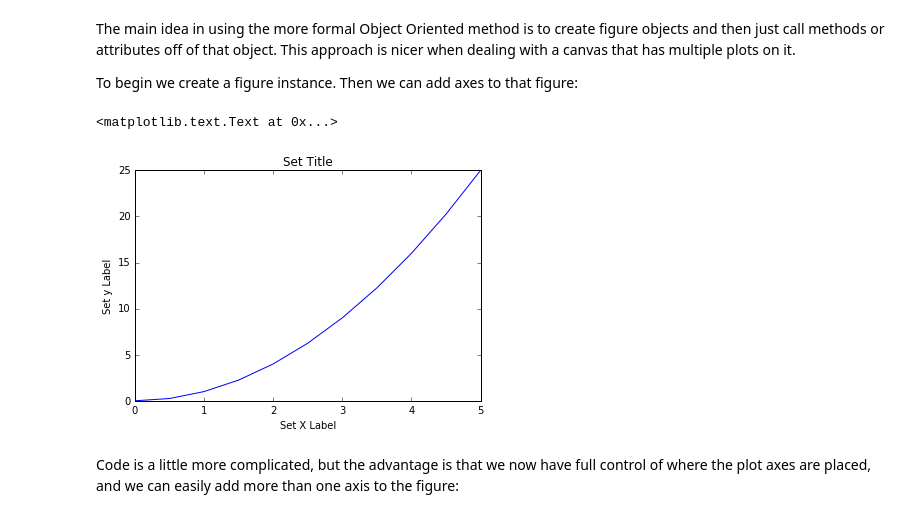
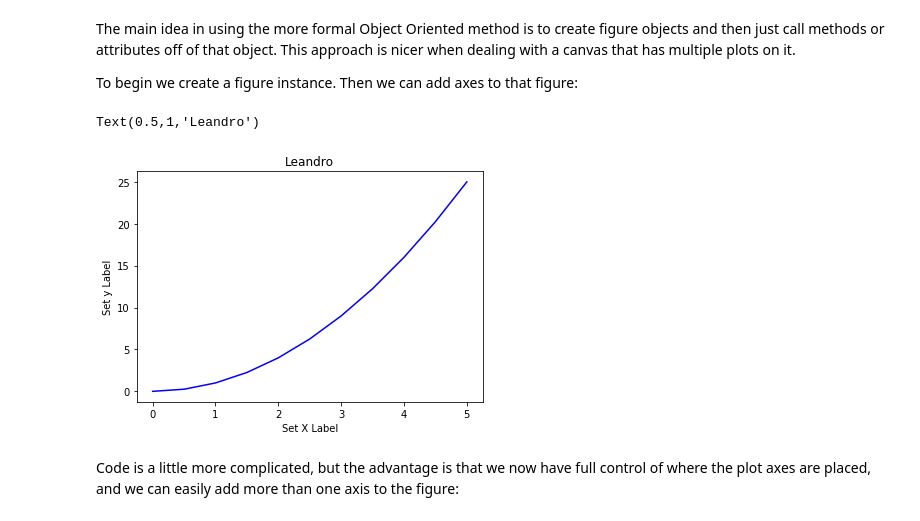
Before and after one commit to leandrol3/python-data-science, a Jupyter notebook: Python-for-Data-Visualization/Matplotlib/Matplotlib Concepts Lecture.ipynb, the cells around one changed output. Drawn from its saved outputs; the diff is of its cells as text; code cells hidden in the pictures.

```diff
--- a/Python-for-Data-Visualization/Matplotlib/Matplotlib Concepts Lecture.ipynb
+++ b/Python-for-Data-Visualization/Matplotlib/Matplotlib Concepts Lecture.ipynb
@@ -98,18 +98,18 @@ To begin we create a figure instance. Then we can add axes to that figure:
 # %%
 # Create Figure (empty canvas)
 fig = plt.figure()
 
 # Add set of axes to figure
 axes = fig.add_axes([0.1, 0.1, 0.8, 0.8]) # left, bottom, width, height (range 0 to 1)
 
 # Plot on that set of axes
 axes.plot(x, y, 'b')
 axes.set_xlabel('Set X Label') # Notice the use of set_ to begin methods
 axes.set_ylabel('Set y Label')
-axes.set_title('Set Title')
+axes.set_title('Leandro')
 # %% [output]
-<matplotlib.text.Text at 0x...>
+Text(0.5,1,'Leandro')
-[figure, old version]
+[figure, new version]
 # %% [markdown]
 Code is a little more complicated, but the advantage is that we now have full control of where the plot axes are placed, and we can easily add more than one axis to the figure:
 # %%
```
Also changed, not shown: parts of 11 cells of this notebook, 1 other file.
